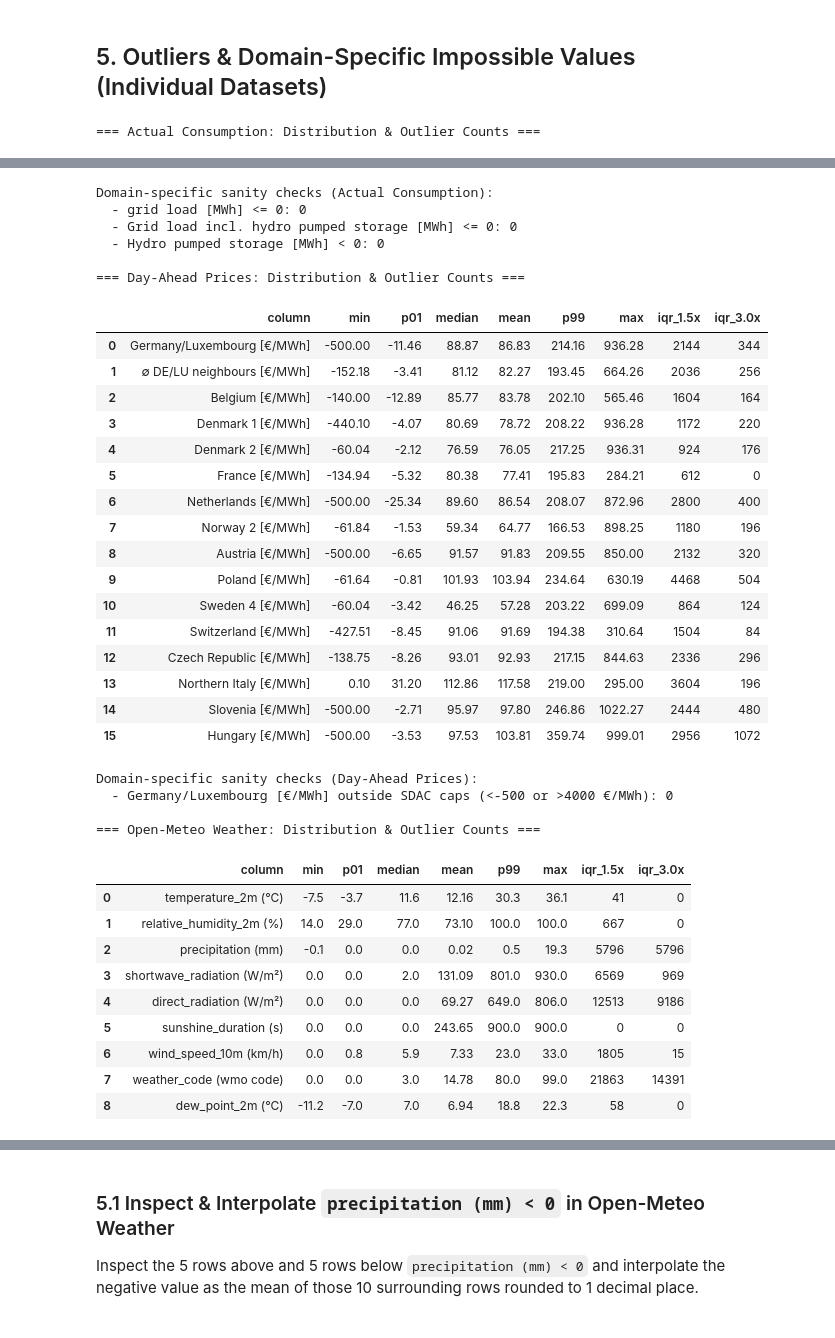
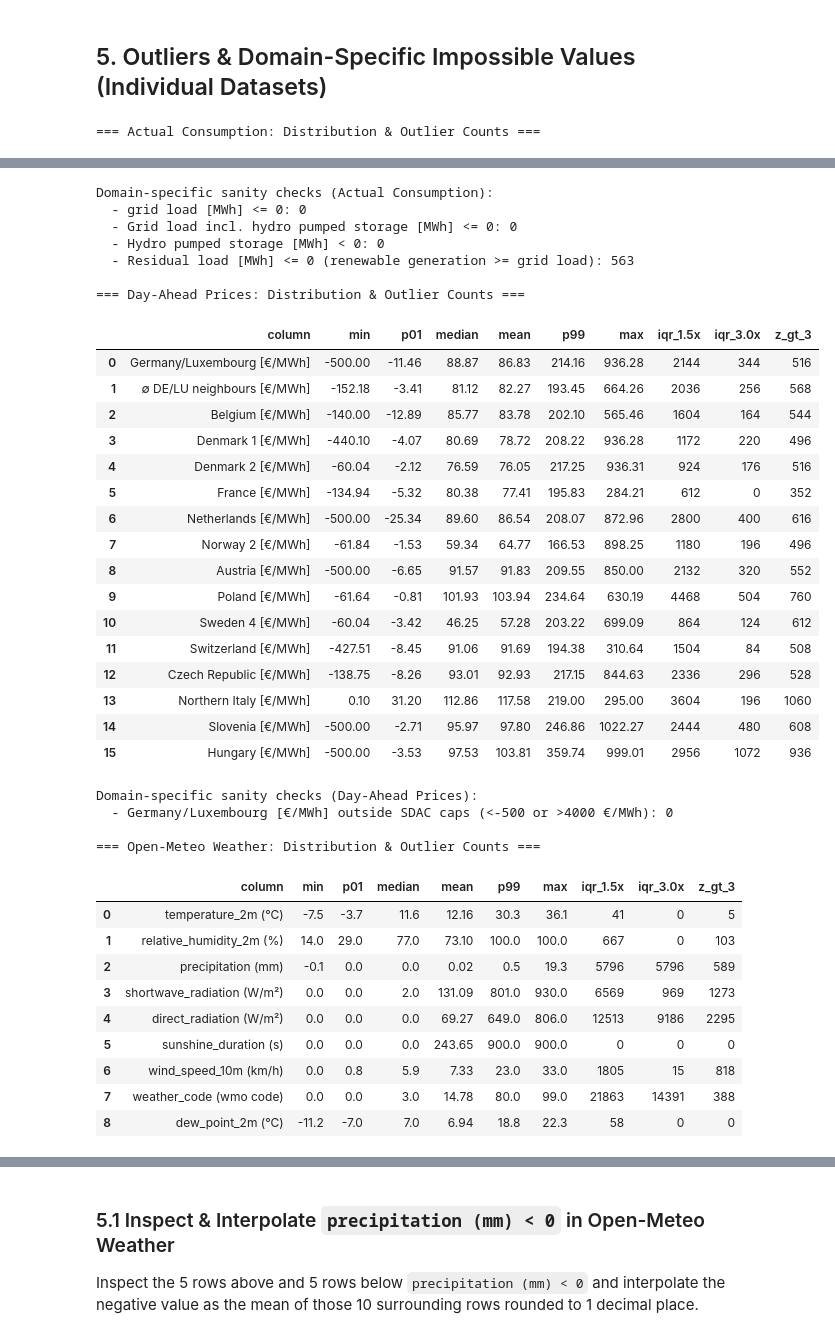
Before and after one commit to nghhai0421/Energy-Forecasting, a Jupyter notebook: preprocessing/exploration.ipynb, the cells around one changed output, grey strips where cells are left out. Saved outputs shown, nothing was run; the diff lists cells and outputs as text; code cells hidden in the pictures.

Commit message:
Changes preprocessing and exploration accordingly to the target variable residual load. Changed ARIMA and SARIMA accordingly as well.

```diff
--- a/preprocessing/exploration.ipynb
+++ b/preprocessing/exploration.ipynb
@@ -212,7 +214,7 @@ for name, coerced_df in coerced_datasets.items():
             "raw_nulls": raw_na,
             "placeholder_nulls": coerced_na - raw_na,
             "total_missing": coerced_na,
-            "missing_%": round((coerced_na / total_rows) * 100.0, 2),
+            "missing_%": round((coerced_na / total_rows) * 100.0, 4),
             "first_valid_ts": ts[valid_mask].min() if valid_mask.any() else None,
             "last_valid_ts": ts[valid_mask].max() if valid_mask.any() else None,
         })
@@ -283,7 +318,8 @@ for name, coerced_df in coerced_datasets.items():
             "p99": round(float(q99), 2),
             "max": round(float(s.max()), 2),
             "iqr_1.5x": int(((s < q25 - 1.5 * iqr) | (s > q75 + 1.5 * iqr)).sum()),
-            "iqr_3.0x": int(((s < q25 - 3.0 * iqr) | (s > q75 + 3.0 * iqr)).sum())
+            "iqr_3.0x": int(((s < q25 - 3.0 * iqr) | (s > q75 + 3.0 * iqr)).sum()),
+            "z_gt_3": int((((s - s.mean()).abs() / std) > 3.0).sum()) if std > 0 else 0,
         })
 
     print(f"=== {name}: Distribution & Outlier Counts ===")
@@ -294,6 +330,7 @@ for name, coerced_df in coerced_datasets.items():
         for col in ["grid load [MWh]", "Grid load incl. hydro pumped storage [MWh]"]:
             print(f"  - {col} <= 0: {int((coerced_df[col] <= 0).sum()):,}")
         print(f"  - Hydro pumped storage [MWh] < 0: {int((coerced_df['Hydro pumped storage [MWh]'] < 0).sum()):,}")
+        print(f"  - {TARGET_COL} <= 0 (renewable generation >= grid load): {int((coerced_df[TARGET_COL] <= 0).sum()):,}")
     elif name == "Day-Ahead Prices":
         s = coerced_df[PRICE_COL].dropna()
         print(f"  - {PRICE_COL} outside SDAC caps (<-500 or >4000 €/MWh): {int(((s < -500) | (s > 4000)).sum()):,}")
@@ -325,40 +362,41 @@ for name, coerced_df in coerced_datasets.items():
 Domain-specific sanity checks (Actual Consumption):
   - grid load [MWh] <= 0: 0
   - Grid load incl. hydro pumped storage [MWh] <= 0: 0
   - Hydro pumped storage [MWh] < 0: 0
+  - Residual load [MWh] <= 0 (renewable generation >= grid load): 563
 
 === Day-Ahead Prices: Distribution & Outlier Counts ===
-|  | column | min | p01 | median | mean | p99 | max | iqr_1.5x | iqr_3.0x |
-| 0 | Germany/Luxembourg [€/MWh] | -500.00 | -11.46 | 88.87 | 86.83 | 214.16 | 936.28 | 2144 | 344 |
-| 1 | ∅ DE/LU neighbours [€/MWh] | -152.18 | -3.41 | 81.12 | 82.27 | 193.45 | 664.26 | 2036 | 256 |
-| 2 | Belgium [€/MWh] | -140.00 | -12.89 | 85.77 | 83.78 | 202.10 | 565.46 | 1604 | 164 |
-| 3 | Denmark 1 [€/MWh] | -440.10 | -4.07 | 80.69 | 78.72 | 208.22 | 936.28 | 1172 | 220 |
-| 4 | Denmark 2 [€/MWh] | -60.04 | -2.12 | 76.59 | 76.05 | 217.25 | 936.31 | 924 | 176 |
-| 5 | France [€/MWh] | -134.94 | -5.32 | 80.38 | 77.41 | 195.83 | 284.21 | 612 | 0 |
-| 6 | Netherlands [€/MWh] | -500.00 | -25.34 | 89.60 | 86.54 | 208.07 | 872.96 | 2800 | 400 |
-| 7 | Norway 2 [€/MWh] | -61.84 | -1.53 | 59.34 | 64.77 | 166.53 | 898.25 | 1180 | 196 |
-| 8 | Austria [€/MWh] | -500.00 | -6.65 | 91.57 | 91.83 | 209.55 | 850.00 | 2132 | 320 |
-| 9 | Poland [€/MWh] | -61.64 | -0.81 | 101.93 | 103.94 | 234.64 | 630.19 | 4468 | 504 |
-| 10 | Sweden 4 [€/MWh] | -60.04 | -3.42 | 46.25 | 57.28 | 203.22 | 699.09 | 864 | 124 |
-| 11 | Switzerland [€/MWh] | -427.51 | -8.45 | 91.06 | 91.69 | 194.38 | 310.64 | 1504 | 84 |
-| 12 | Czech Republic [€/MWh] | -138.75 | -8.26 | 93.01 | 92.93 | 217.15 | 844.63 | 2336 | 296 |
-| 13 | Northern Italy [€/MWh] | 0.10 | 31.20 | 112.86 | 117.58 | 219.00 | 295.00 | 3604 | 196 |
-| 14 | Slovenia [€/MWh] | -500.00 | -2.71 | 95.97 | 97.80 | 246.86 | 1022.27 | 2444 | 480 |
-| 15 | Hungary [€/MWh] | -500.00 | -3.53 | 97.53 | 103.81 | 359.74 | 999.01 | 2956 | 1072 |
+|  | column | min | p01 | median | mean | p99 | max | iqr_1.5x | iqr_3.0x | z_gt_3 |
+| 0 | Germany/Luxembourg [€/MWh] | -500.00 | -11.46 | 88.87 | 86.83 | 214.16 | 936.28 | 2144 | 344 | 516 |
+| 1 | ∅ DE/LU neighbours [€/MWh] | -152.18 | -3.41 | 81.12 | 82.27 | 193.45 | 664.26 | 2036 | 256 | 568 |
+| 2 | Belgium [€/MWh] | -140.00 | -12.89 | 85.77 | 83.78 | 202.10 | 565.46 | 1604 | 164 | 544 |
+| 3 | Denmark 1 [€/MWh] | -440.10 | -4.07 | 80.69 | 78.72 | 208.22 | 936.28 | 1172 | 220 | 496 |
+| 4 | Denmark 2 [€/MWh] | -60.04 | -2.12 | 76.59 | 76.05 | 217.25 | 936.31 | 924 | 176 | 516 |
+| 5 | France [€/MWh] | -134.94 | -5.32 | 80.38 | 77.41 | 195.83 | 284.21 | 612 | 0 | 352 |
+| 6 | Netherlands [€/MWh] | -500.00 | -25.34 | 89.60 | 86.54 | 208.07 | 872.96 | 2800 | 400 | 616 |
+| 7 | Norway 2 [€/MWh] | -61.84 | -1.53 | 59.34 | 64.77 | 166.53 | 898.25 | 1180 | 196 | 496 |
+| 8 | Austria [€/MWh] | -500.00 | -6.65 | 91.57 | 91.83 | 209.55 | 850.00 | 2132 | 320 | 552 |
+| 9 | Poland [€/MWh] | -61.64 | -0.81 | 101.93 | 103.94 | 234.64 | 630.19 | 4468 | 504 | 760 |
+| 10 | Sweden 4 [€/MWh] | -60.04 | -3.42 | 46.25 | 57.28 | 203.22 | 699.09 | 864 | 124 | 612 |
+| 11 | Switzerland [€/MWh] | -427.51 | -8.45 | 91.06 | 91.69 | 194.38 | 310.64 | 1504 | 84 | 508 |
+| 12 | Czech Republic [€/MWh] | -138.75 | -8.26 | 93.01 | 92.93 | 217.15 | 844.63 | 2336 | 296 | 528 |
+| 13 | Northern Italy [€/MWh] | 0.10 | 31.20 | 112.86 | 117.58 | 219.00 | 295.00 | 3604 | 196 | 1060 |
+| 14 | Slovenia [€/MWh] | -500.00 | -2.71 | 95.97 | 97.80 | 246.86 | 1022.27 | 2444 | 480 | 608 |
+| 15 | Hungary [€/MWh] | -500.00 | -3.53 | 97.53 | 103.81 | 359.74 | 999.01 | 2956 | 1072 | 936 |
 Domain-specific sanity checks (Day-Ahead Prices):
   - Germany/Luxembourg [€/MWh] outside SDAC caps (<-500 or >4000 €/MWh): 0
 
 === Open-Meteo Weather: Distribution & Outlier Counts ===
-|  | column | min | p01 | median | mean | p99 | max | iqr_1.5x | iqr_3.0x |
-| 0 | temperature_2m (°C) | -7.5 | -3.7 | 11.6 | 12.16 | 30.3 | 36.1 | 41 | 0 |
-| 1 | relative_humidity_2m (%) | 14.0 | 29.0 | 77.0 | 73.10 | 100.0 | 100.0 | 667 | 0 |
-| 2 | precipitation (mm) | -0.1 | 0.0 | 0.0 | 0.02 | 0.5 | 19.3 | 5796 | 5796 |
-| 3 | shortwave_radiation (W/m²) | 0.0 | 0.0 | 2.0 | 131.09 | 801.0 | 930.0 | 6569 | 969 |
-| 4 | direct_radiation (W/m²) | 0.0 | 0.0 | 0.0 | 69.27 | 649.0 | 806.0 | 12513 | 9186 |
-| 5 | sunshine_duration (s) | 0.0 | 0.0 | 0.0 | 243.65 | 900.0 | 900.0 | 0 | 0 |
-| 6 | wind_speed_10m (km/h) | 0.0 | 0.8 | 5.9 | 7.33 | 23.0 | 33.0 | 1805 | 15 |
-| 7 | weather_code (wmo code) | 0.0 | 0.0 | 3.0 | 14.78 | 80.0 | 99.0 | 21863 | 14391 |
-| 8 | dew_point_2m (°C) | -11.2 | -7.0 | 7.0 | 6.94 | 18.8 | 22.3 | 58 | 0 |
+|  | column | min | p01 | median | mean | p99 | max | iqr_1.5x | iqr_3.0x | z_gt_3 |
+| 0 | temperature_2m (°C) | -7.5 | -3.7 | 11.6 | 12.16 | 30.3 | 36.1 | 41 | 0 | 5 |
+| 1 | relative_humidity_2m (%) | 14.0 | 29.0 | 77.0 | 73.10 | 100.0 | 100.0 | 667 | 0 | 103 |
+| 2 | precipitation (mm) | -0.1 | 0.0 | 0.0 | 0.02 | 0.5 | 19.3 | 5796 | 5796 | 589 |
+| 3 | shortwave_radiation (W/m²) | 0.0 | 0.0 | 2.0 | 131.09 | 801.0 | 930.0 | 6569 | 969 | 1273 |
+| 4 | direct_radiation (W/m²) | 0.0 | 0.0 | 0.0 | 69.27 | 649.0 | 806.0 | 12513 | 9186 | 2295 |
+| 5 | sunshine_duration (s) | 0.0 | 0.0 | 0.0 | 243.65 | 900.0 | 900.0 | 0 | 0 | 0 |
+| 6 | wind_speed_10m (km/h) | 0.0 | 0.8 | 5.9 | 7.33 | 23.0 | 33.0 | 1805 | 15 | 818 |
+| 7 | weather_code (wmo code) | 0.0 | 0.0 | 3.0 | 14.78 | 80.0 | 99.0 | 21863 | 14391 | 388 |
+| 8 | dew_point_2m (°C) | -11.2 | -7.0 | 7.0 | 6.94 | 18.8 | 22.3 | 58 | 0 | 0 |
 Domain-specific sanity checks (Open-Meteo Weather):
   - temperature_2m (°C) outside [-40, 50] °C: 0
   - dew_point_2m (°C) outside [-50, 45] °C: 0
```
Also changed, not shown: parts of 9 cells of this notebook, 17 other files.
